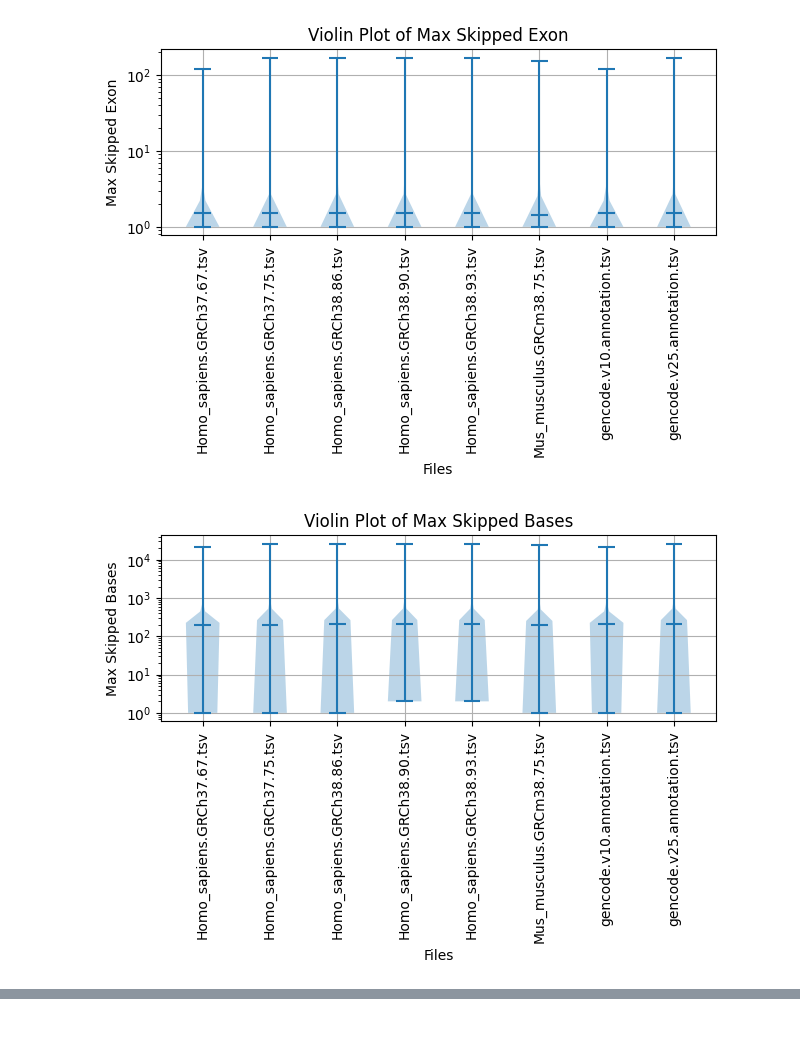
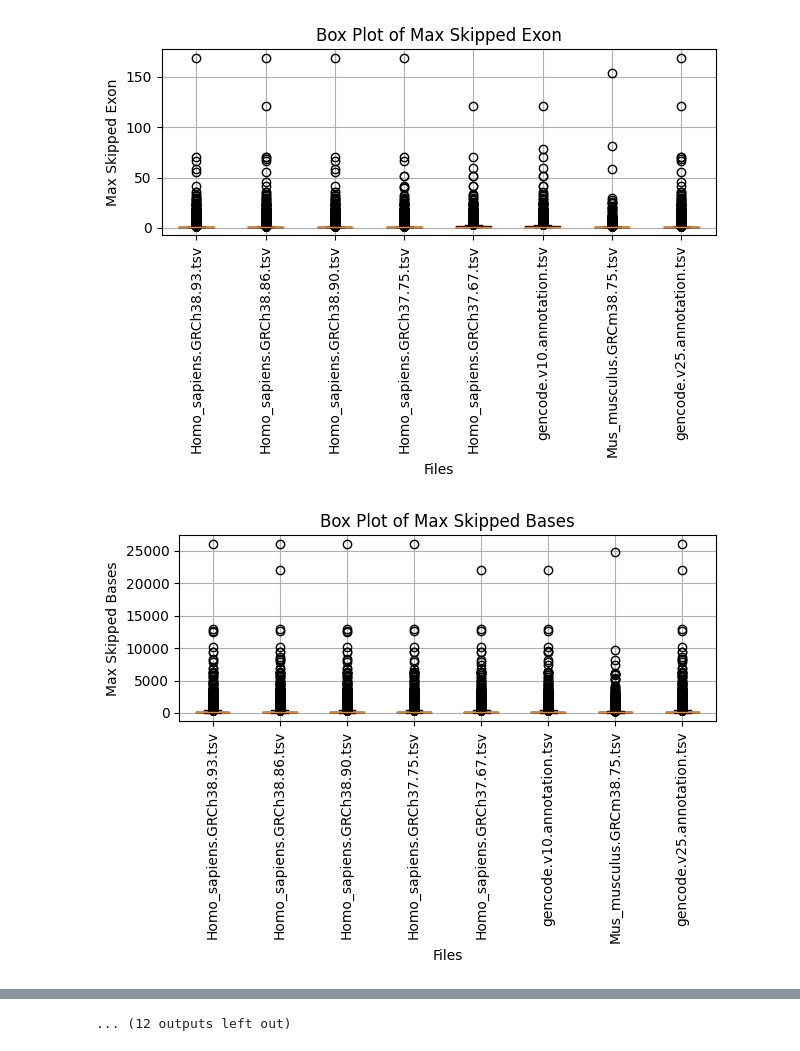
Before and after one commit to IngiumDev/gobi, a Jupyter notebook: src/main/Analysis/exonskipping/analyze_exon_skipping.ipynb, the cells around one changed output, grey strips where cells are left out. Saved outputs shown, nothing was run; the diff lists cells and outputs as text; code cells hidden in the pictures.

Commit message:
Delivered plots as expected

```diff
--- a/src/main/Analysis/exonskipping/analyze_exon_skipping.ipynb
+++ b/src/main/Analysis/exonskipping/analyze_exon_skipping.ipynb
@@ -7,3 +8,5 @@ RESULTS = "/mnt/biocluster/praktikum/genprakt/kayser/Solution1/"
+# %%
+RESULTS = "/Users/simon/IdeaProjects/gobi/data/exonskipping/outs"
 # %%
 '''The report should contain
 at least two cumulative plots (see definition on the internet or an R tutorial) showing the
@@ -21,7 +24,10 @@ tsv_data = {}
 # Iterate over all files in the directory
 for file_name in os.listdir(RESULTS):
     # only if .tsv
-    if file_name[-4:] == ".tsv" and file_name != "Saccharomyces_cerevisiae.R64-1-1.75.tsv":
+    if (file_name.endswith(".tsv") and
+            not file_name.endswith("-analysis.tsv") and
+            not file_name.endswith(".gtf") and
+            not file_name.startswith("Saccharomyces")): # No alternative splicing here
         data = pd.read_csv(os.path.join(RESULTS,file_name), sep="\t")
         tsv_data[file_name] = data
 
@@ -57,15 +63,42 @@ for key, values in data_dict.items():
     plt.close()
 for key, values in data_dict.items():
     plt.figure()
-    plt.violinplot(values, showmeans=True)
-    plt.yscale('log')
-    plt.title(f'Violin Plot of {key.replace("_", " ").title()}')
+    plt.boxplot(values, labels=tsv_data.keys())
+    plt.title(f'Box Plot of {key.replace("_", " ").title()}')
     plt.xlabel('Files')
     plt.ylabel(key.replace("_", " ").title())
-    plt.xticks(ticks=range(1, len(tsv_data.keys()) + 1), labels=tsv_data.keys(), rotation=90)
+    plt.xticks(rotation=90)
     plt.grid(True)
     plt.tight_layout()
-    # plt.savefig(os.path.join(RESULTS, f'violinplot_{key}.jpg'))
+    # plt.savefig(os.path.join(RESULTS, f'boxplot_{key}.jpg'))
     plt.show()
     plt.close()
+
+    # Create cumulative plots for each TSV file
+for file_name, data in tsv_data.items():
+    # Cumulative plot for max skipped exon
+    plt.figure()
+    sorted_exons = np.sort(data['max_skipped_exon'].values)
+    cumulative_exons = np.arange(1, len(sorted_exons) + 1) / len(sorted_exons)
+    plt.plot(sorted_exons, cumulative_exons, label=file_name)
+
+    plt.title(f'Cumulative Distribution of Max Skipped Exon - {file_name}')
+    plt.xlabel('Max Skipped Exon')
+    plt.ylabel('Cumulative Probability')
+    plt.grid(True)
+    plt.tight_layout()
+    plt.show()
+
+    # Cumulative plot for max skipped bases
+    plt.figure()
+    sorted_bases = np.sort(data['max_skipped_bases'].values)
+    cumulative_bases = np.arange(1, len(sorted_bases) + 1) / len(sorted_bases)
+    plt.plot(sorted_bases, cumulative_bases, label=file_name)
+
+    plt.title(f'Cumulative Distribution of Max Skipped Bases - {file_name}')
+    plt.xlabel('Max Skipped Bases')
+    plt.ylabel('Cumulative Probability')
+    plt.grid(True)
+    plt.tight_layout()
+    plt.show()
 # %% [output]
@@ -76,2 +109,2 @@ for key, values in data_dict.items():
-[figure, old version]
+[figure, new version]
-[figure, old version]
+[figure, new version]
@@ -79,0 +117 @@ for key, values in data_dict.items():
+... (12 outputs left out)
```
Also changed, not shown: parts of 3 cells of this notebook.
